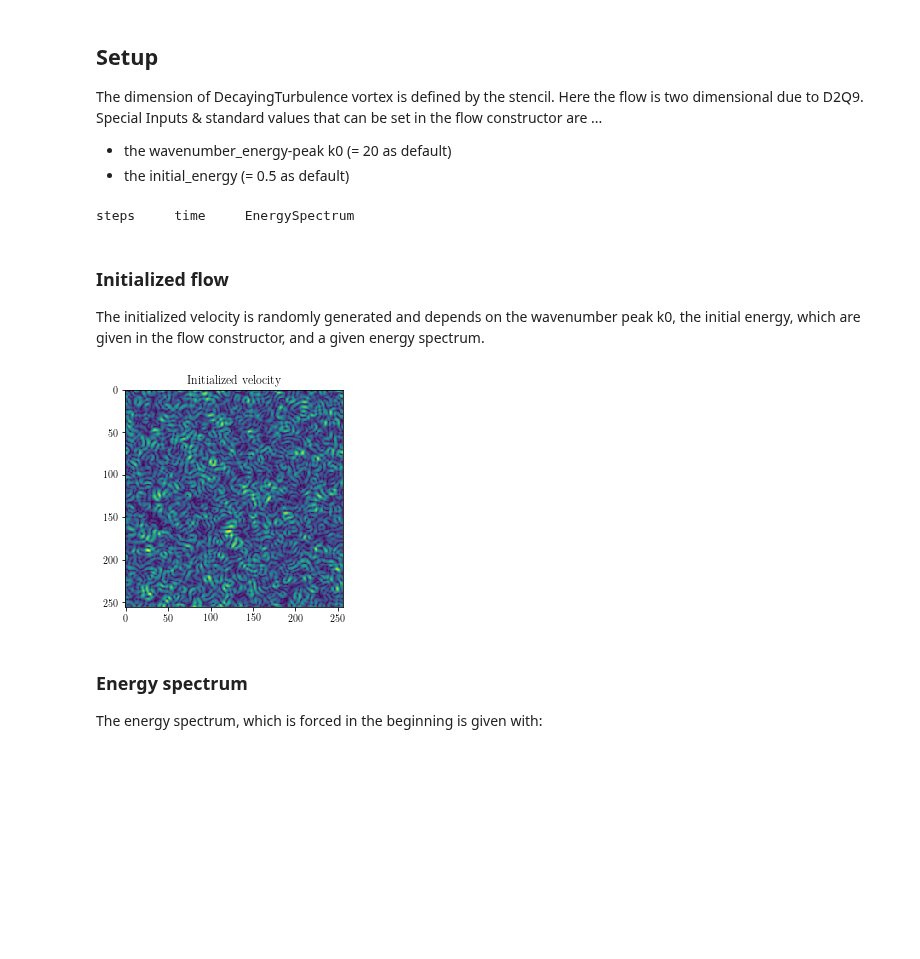
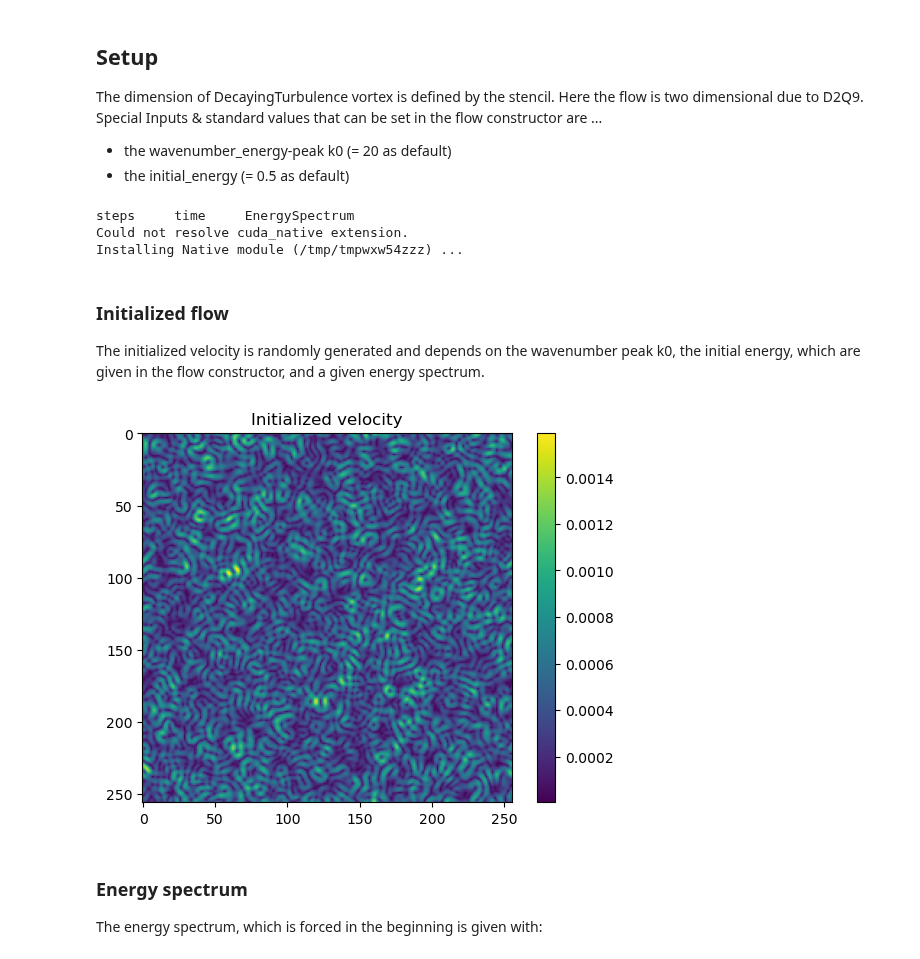
Before and after one commit to lettucecfd/lettuce, a Jupyter notebook: examples/simple_flows/DecayingTurbulence.ipynb, the cells around one changed output. Drawn from its saved outputs; the diff is of its cells as text; code cells hidden in the pictures; blank space fills up the shorter version.

Commit message:
update flows

```diff
--- a/examples/simple_flows/DecayingTurbulence.ipynb
+++ b/examples/simple_flows/DecayingTurbulence.ipynb
@@ -9,29 +9,32 @@ import numpy as np
 The dimension of DecayingTurbulence vortex is defined by the stencil. Here the flow is two dimensional due to D2Q9. Special Inputs & standard values that can be set in the flow constructor are ...
 * the wavenumber_energy-peak k0 (= 20 as default)
 * the initial_energy (= 0.5 as default)
-# %%
-lattice = lt.Lattice(lt.D2Q9, device = "cuda", use_native=False)
-flow = lt.DecayingTurbulence(resolution=256, reynolds_number=10000, mach_number=0.05, lattice=lattice)
-collision = lt.BGKCollision(lattice, tau=flow.units.relaxation_parameter_lu)
-streaming = lt.StandardStreaming(lattice)
-simulation = lt.Simulation(flow=flow, lattice=lattice, collision=collision, streaming=streaming)
-energyspectrum = lt.EnergySpectrum(lattice, flow)
-reporter = lt.ObservableReporter(energyspectrum, interval=500, out=None)
-simulation.reporters.append(reporter)
-# %% [output]
-steps     time     EnergySpectrum
+# %%
+context = lt.Context()
+flow = lt.DecayingTurbulence(context=context, resolution=256,
+                             reynolds_number=10000, mach_number=0.05, k0=20,
+                             ic_energy=0.5, stencil=lt.D2Q9())
+energyreporter = lt.ObservableReporter(lt.EnergySpectrum(flow), interval=500,
+                                       out=None)
+simulation = lt.Simulation(flow=flow,
+                           collision=lt.BGKCollision(flow.units.relaxation_parameter_lu),
+                           reporter=[energyreporter])
+# %% [output]
+steps     time     EnergySpectrum
+Could not resolve cuda_native extension.
+Installing Native module (/tmp/tmpwxw54zzz) ...
 # %% [markdown]
 ### Initialized flow
 The initialized velocity is randomly generated and depends on the wavenumber peak k0, the initial energy, which are given in the flow constructor, and a given energy spectrum.
 # %%
-u = lattice.convert_to_numpy(flow.units.convert_velocity_to_pu(lattice.u(simulation.f)))
-u_norm = np.linalg.norm(u,axis=0)
+u = context.convert_to_ndarray(flow.u_pu)
+u_norm = np.linalg.norm(u, axis=0)
 plt.imshow(u_norm)
 plt.colorbar()
 plt.title('Initialized velocity')
 plt.show()
 # %% [output]
-[figure, old version]
+[figure, new version]
 # %% [markdown]
 ### Energy spectrum
 The energy spectrum, which is forced in the beginning is given with:
```
Also changed, not shown: parts of 5 cells of this notebook, 18 other files.
